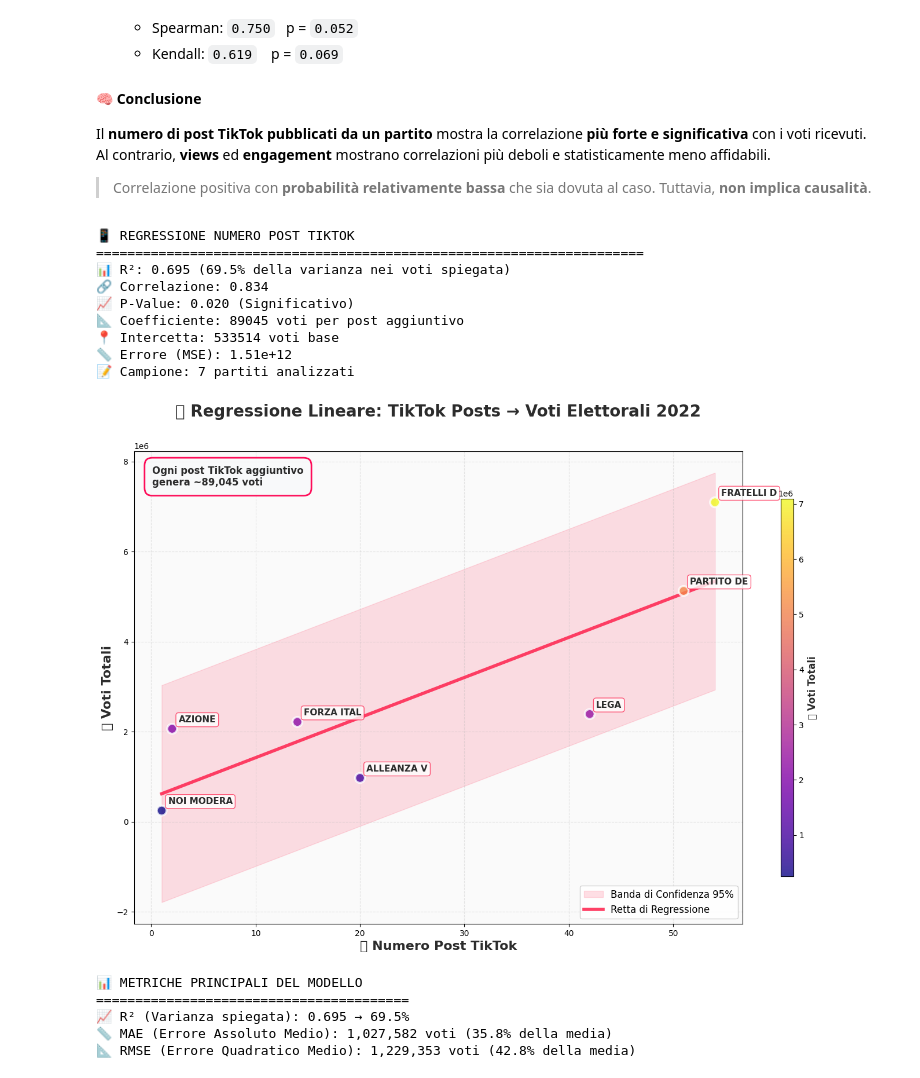
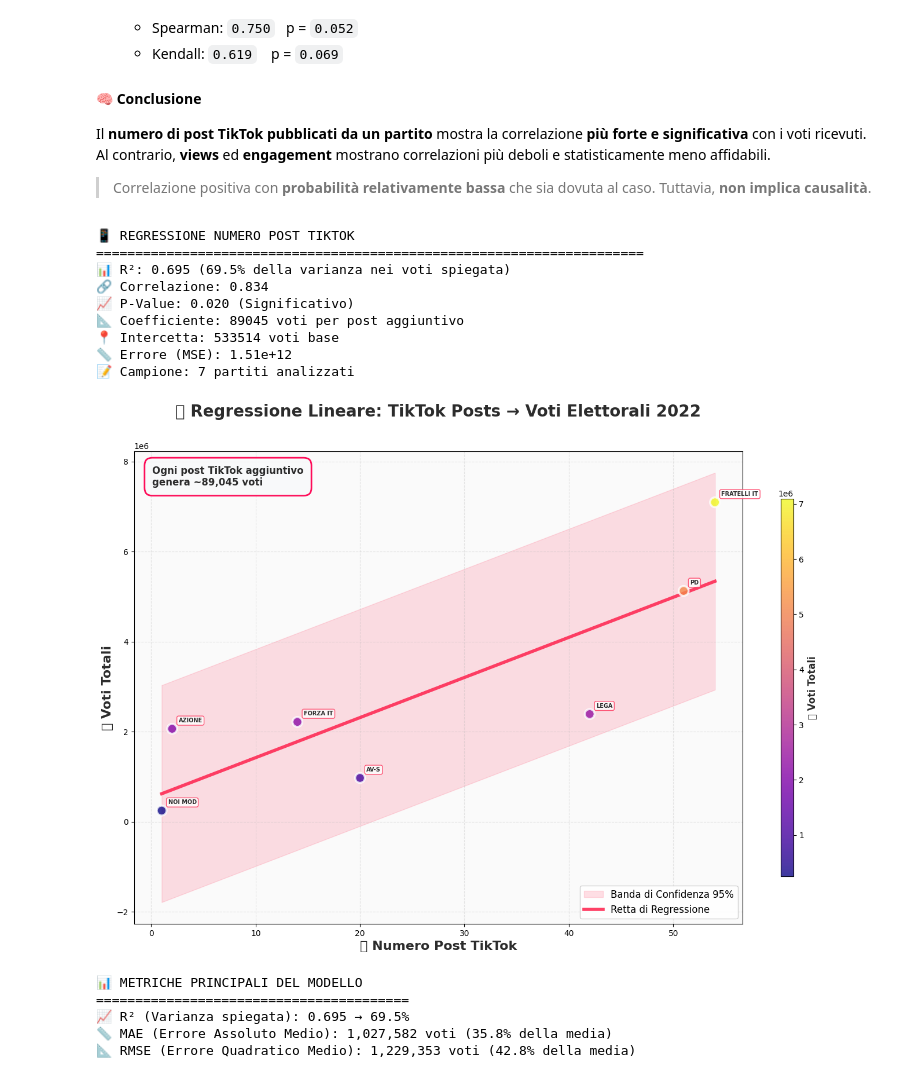
Before and after one commit to lilSultano/analisi-engagement-tiktok-elezioni-2022, a Jupyter notebook: finale.ipynb, the cells around one changed output. Cells and saved outputs as stored; diff of their text form; code cells hidden in the pictures.

```diff
--- a/finale.ipynb
+++ b/finale.ipynb
@@ -648,12 +648,22 @@ ax.plot(x_range, y_range,
         zorder=2)
 
 # Annotazioni partiti eleganti
+acronimi_partiti = {
+    'FRATELLI D\'ITALIA': 'FRATELLI IT',
+    'PARTITO DEMOCRATICO': 'PD',
+    'LEGA': 'LEGA',
+    'FORZA ITALIA': 'FORZA IT',
+    'AZIONE': 'AZIONE',
+    'ALLEANZA VERDI E SINISTRA': 'AV-S',
+    'NOI MODERATI': 'NOI MOD',
+    # Aggiungi altri se servono
+}
 for _, row in valid_data.iterrows():
-    ax.annotate(row['PARTITO'][:10],
+    ax.annotate(acronimi_partiti.get(row['PARTITO'], row['PARTITO'][:10]),
                (row['NUMERO_POST_TIKTOK'], row['TOTALE_VOTI_LISTA']),
                xytext=(8, 8),
                textcoords='offset points',
-               fontsize=11,
+               fontsize=7,
                fontweight='600',
                color=COLORS['dark'],
                bbox=dict(boxstyle='round,pad=0.3',
@@ -696,34 +706,34 @@ cbar.ax.tick_params(labelsize=10)
 
 # Legenda
 ax.legend(loc='lower right', fontsize=12, framealpha=0.9)
 
 # Layout finale
 plt.tight_layout()
 plt.subplots_adjust(top=0.88)
 
 # Statistiche in output
 print("📱 REGRESSIONE NUMERO POST TIKTOK")
 print("=" * 70)
 print(f"📊 R²: {r2:.3f} ({r2*100:.1f}% della varianza nei voti spiegata)")
 print(f"🔗 Correlazione: {corr:.3f}")
 print(f"📈 P-Value: {p_value:.3f} ({'Significativo' if p_value < 0.05 else 'Non significativo'})")
 print(f"📐 Coefficiente: {model.coef_[0]:.0f} voti per post aggiuntivo")
 print(f"📍 Intercetta: {model.intercept_:.0f} voti base")
 print(f"📏 Errore (MSE): {mean_squared_error(y, y_pred):.2e}")
 print(f"📝 Campione: {len(valid_data)} partiti analizzati")
 
 plt.show()
 # %% [output]
 📱 REGRESSIONE NUMERO POST TIKTOK
 ======================================================================
 📊 R²: 0.695 (69.5% della varianza nei voti spiegata)
 🔗 Correlazione: 0.834
 📈 P-Value: 0.020 (Significativo)
 📐 Coefficiente: 89045 voti per post aggiuntivo
 📍 Intercetta: 533514 voti base
 📏 Errore (MSE): 1.51e+12
 📝 Campione: 7 partiti analizzati
-[figure, old version]
+[figure, new version]
 # %%
 from sklearn.linear_model import LinearRegression
 from sklearn.metrics import r2_score, mean_absolute_error, mean_squared_error
```
Also changed, not shown: 1 other file.
